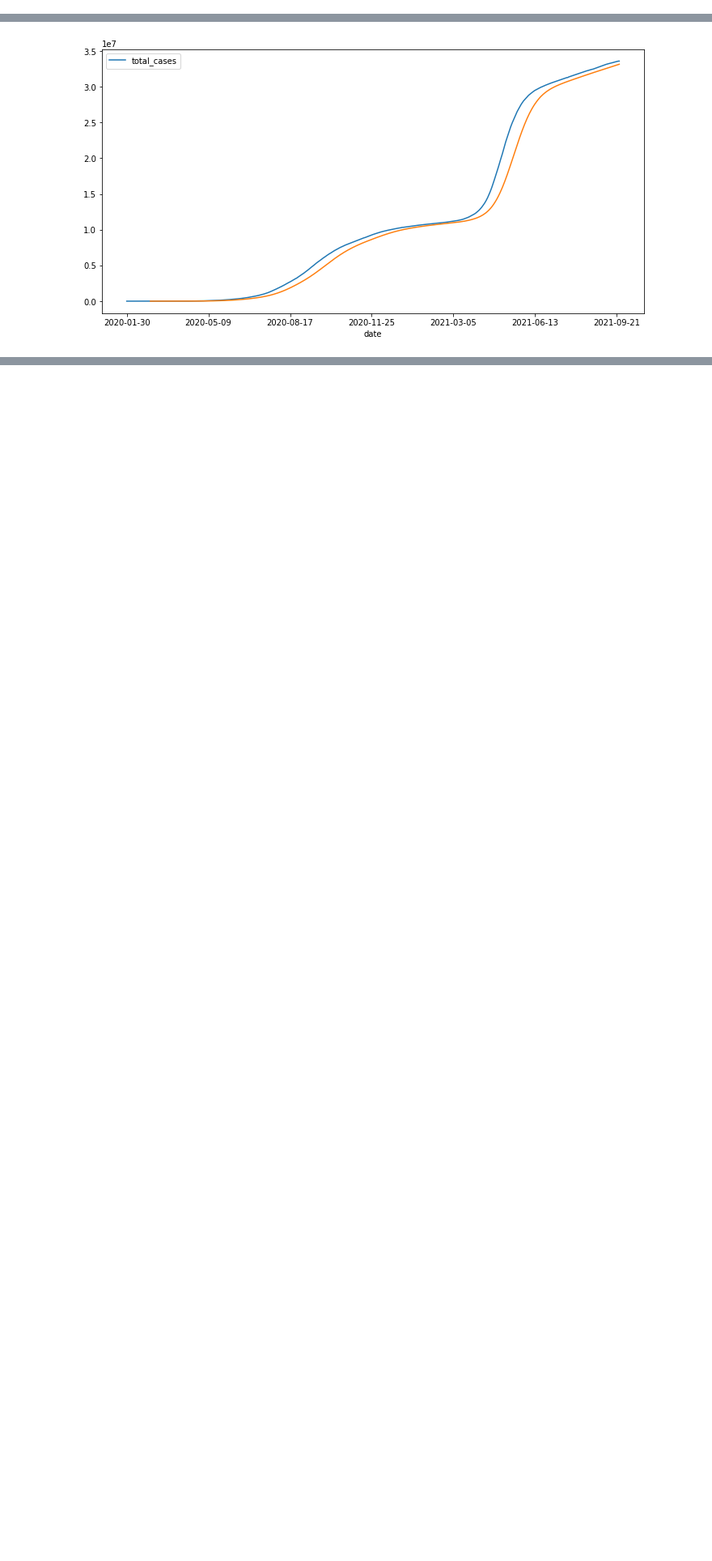
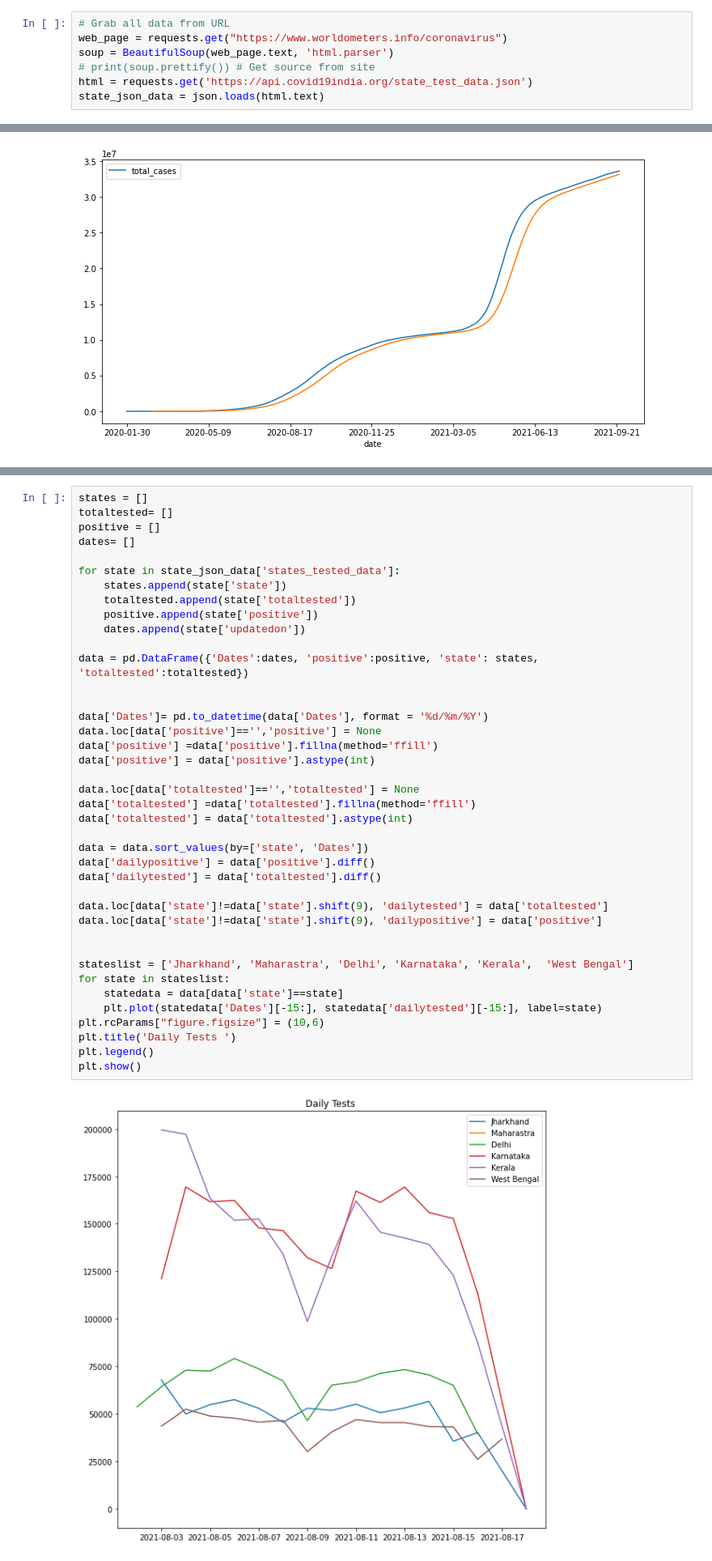
Before and after one commit to Indranil-Sarmah/CA600-Mini-Project-Impact-of-Covid19-Data-Analysis, a Jupyter notebook: CA600_Mini_Project.ipynb, the cells around one changed output, grey strips where cells are left out. Shown at 81% size. Cells and saved outputs as stored; diff of their text form; blank space fills up the shorter version.

```diff
--- a/CA600_Mini_Project.ipynb
+++ b/CA600_Mini_Project.ipynb
@@ -43,0 +55,7 @@ from pandas import DataFrame as df
+# %%
+# Grab all data from URL
+web_page = requests.get("https://www.worldometers.info/coronavirus")
+soup = BeautifulSoup(web_page.text, 'html.parser')
+# print(soup.prettify()) # Get source from site
+html = requests.get('https://api.covid19india.org/state_test_data.json')
+state_json_data = json.loads(html.text)
@@ -85,0 +187,42 @@ us_tc.plot(figsize=(12,6))
+# %%
+states = []
+totaltested= []
+positive = []
+dates= []
+
+for state in state_json_data['states_tested_data']:
+    states.append(state['state'])
+    totaltested.append(state['totaltested'])
+    positive.append(state['positive'])
+    dates.append(state['updatedon'])
+
+data = pd.DataFrame({'Dates':dates, 'positive':positive, 'state': states, 'totaltested':totaltested})
+
+
+data['Dates']= pd.to_datetime(data['Dates'], format = '%d/%m/%Y')
+data.loc[data['positive']=='','positive'] = None
+data['positive'] =data['positive'].fillna(method='ffill')
+data['positive'] = data['positive'].astype(int)
+
+data.loc[data['totaltested']=='','totaltested'] = None
+data['totaltested'] =data['totaltested'].fillna(method='ffill')
+data['totaltested'] = data['totaltested'].astype(int)
+
+data = data.sort_values(by=['state', 'Dates'])
+data['dailypositive'] = data['positive'].diff()
+data['dailytested'] = data['totaltested'].diff()
+
+data.loc[data['state']!=data['state'].shift(9), 'dailytested'] = data['totaltested']
+data.loc[data['state']!=data['state'].shift(9), 'dailypositive'] = data['positive']
+
+
+stateslist = ['Jharkhand', 'Maharastra', 'Delhi', 'Karnataka', 'Kerala',  'West Bengal']
+for state in stateslist:
+    statedata = data[data['state']==state]
+    plt.plot(statedata['Dates'][-15:], statedata['dailytested'][-15:], label=state)
+plt.rcParams["figure.figsize"] = (10,6)
+plt.title('Daily Tests ')
+plt.legend()
+plt.show()
+# %% [output]
+[figure, added]
```
Also changed, not shown: parts of 20 cells of this notebook.
